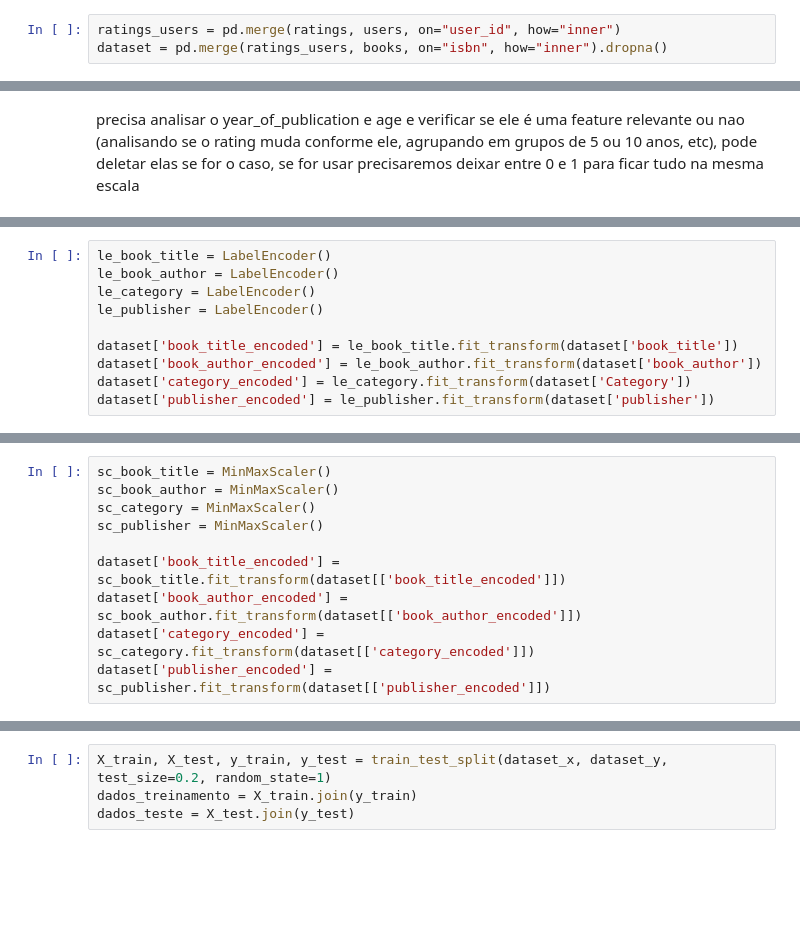
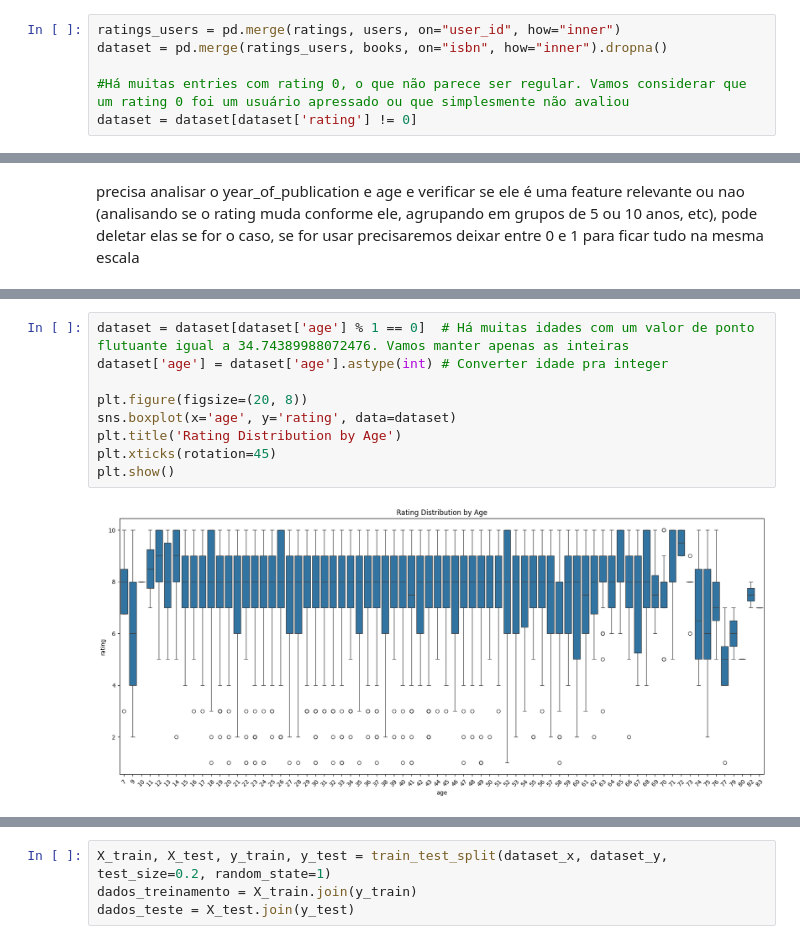
Before and after one commit to emanuelrgb01/book-rating-prediction, a Jupyter notebook: notebook.ipynb, the cells around one changed output, grey strips where cells are left out. Cells and saved outputs as stored; diff of their text form; blank space fills up the shorter version.

```diff
--- a/notebook.ipynb
+++ b/notebook.ipynb
@@ -27,6 +31,9 @@ books.columns, users.columns, ratings.columns
 # %%
 ratings_users = pd.merge(ratings, users, on="user_id", how="inner")
 dataset = pd.merge(ratings_users, books, on="isbn", how="inner").dropna()
+
+#Há muitas entries com rating 0, o que não parece ser regular. Vamos considerar que um rating 0 foi um usuário apressado ou que simplesmente não avaliou
+dataset = dataset[dataset['rating'] != 0]
 # %%
 dataset.info()
 # %% [output]
@@ -92,10 +97,0 @@ precisa analisar o year_of_publication e age e verificar se ele é uma feature r
-# %%
-le_book_title = LabelEncoder()
-le_book_author = LabelEncoder()
-le_category = LabelEncoder()
-le_publisher = LabelEncoder()
-
-dataset['book_title_encoded'] = le_book_title.fit_transform(dataset['book_title'])
-dataset['book_author_encoded'] = le_book_author.fit_transform(dataset['book_author'])
-dataset['category_encoded'] = le_category.fit_transform(dataset['Category'])
-dataset['publisher_encoded'] = le_publisher.fit_transform(dataset['publisher'])
@@ -104,10 +97,0 @@ Aplicando ``MinMaxScaler`` para garantir que os números estejam entre 0 e 1
-# %%
-sc_book_title = MinMaxScaler()
-sc_book_author = MinMaxScaler()
-sc_category = MinMaxScaler()
-sc_publisher = MinMaxScaler()
-
-dataset['book_title_encoded'] = sc_book_title.fit_transform(dataset[['book_title_encoded']])
-dataset['book_author_encoded'] = sc_book_author.fit_transform(dataset[['book_author_encoded']])
-dataset['category_encoded'] = sc_category.fit_transform(dataset[['category_encoded']])
-dataset['publisher_encoded'] = sc_publisher.fit_transform(dataset[['publisher_encoded']])
@@ -124,0 +102,11 @@ dataset.head()
+# %%
+dataset = dataset[dataset['age'] % 1 == 0]  # Há muitas idades com um valor de ponto flutuante igual a 34.74389988072476. Vamos manter apenas as inteiras
+dataset['age'] = dataset['age'].astype(int) # Converter idade pra integer
+
+plt.figure(figsize=(20, 8))
+sns.boxplot(x='age', y='rating', data=dataset)
+plt.title('Rating Distribution by Age')
+plt.xticks(rotation=45)
+plt.show()
+# %% [output]
+[figure, added]
```
Also changed, not shown: parts of 34 cells of this notebook, 3 other files.
